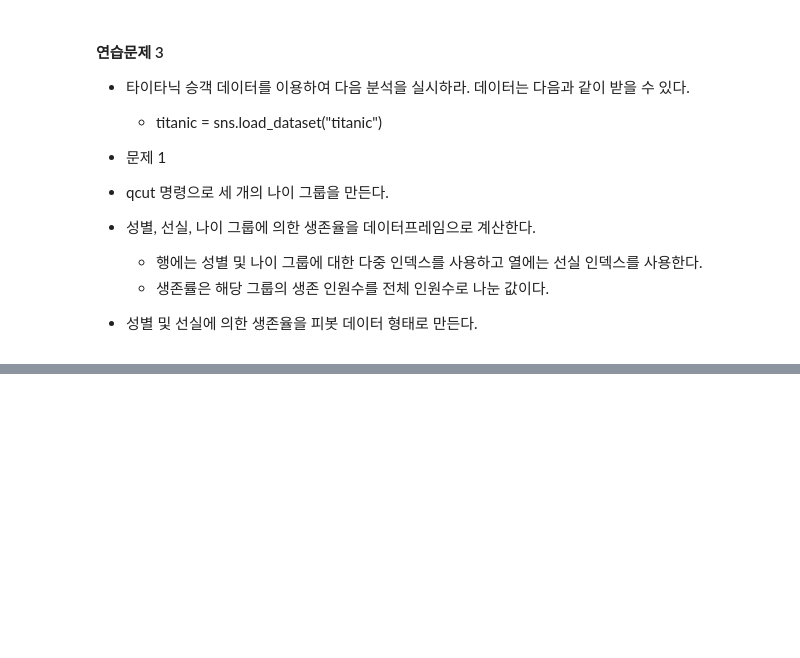
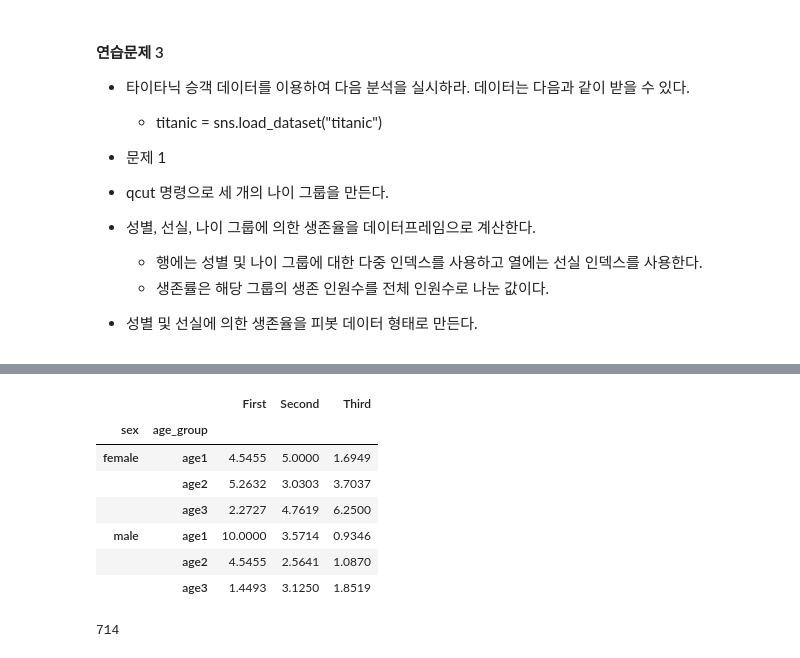
Before and after one commit to lullu303/DataScience2, a Jupyter notebook: 분석패키지/문제 6. 피봇테이블 및 그룹연산 연습문제.ipynb, the cells around one changed output, grey strips where cells are left out. Saved outputs shown, nothing was run; the diff lists cells and outputs as text; code cells hidden in the pictures; blank space fills up the shorter version.

```diff
--- a/분석패키지/문제 6. 피봇테이블 및 그룹연산 연습문제.ipynb
+++ b/분석패키지/문제 6. 피봇테이블 및 그룹연산 연습문제.ipynb
@@ -204,0 +231,3 @@ titanic = sns.load_dataset("titanic")
+# %%
+titanic_df = titanic.pivot_table(values='survived',index=['sex','age_group'],
+                                columns=['class','alive'],aggfunc=['count'])
@@ -204,0 +249,21 @@ titanic = sns.load_dataset("titanic")
+# %%
+# class 별 생존율
+data = {'First': (titanic_df[('count','First','yes')]/titanic_df[('count','First','yes')]/titanic_df['count']['First'].sum(axis=1))*100,
+       'Second': (titanic_df[('count','Second','yes')]/titanic_df[('count','Second','yes')]/titanic_df['count']['Second'].sum(axis=1))*100,
+        'Third': (titanic_df[('count','Third','yes')]/titanic_df[('count','Third','yes')]/titanic_df['count']['Third'].sum(axis=1))*100}
+# %%
+titanic_subvived_rate = pd.DataFrame(data, columns=['First','Second','Third'])
+titanic_subvived_rate
+# %% [output]
+|  |  | First | Second | Third |
+| sex | age_group |  |  |  |
+| female | age1 | 4.5455 | 5.0000 | 1.6949 |
+|  | age2 | 5.2632 | 3.0303 | 3.7037 |
+|  | age3 | 2.2727 | 4.7619 | 6.2500 |
+| male | age1 | 10.0000 | 3.5714 | 0.9346 |
+|  | age2 | 4.5455 | 2.5641 | 1.0870 |
+|  | age3 | 1.4493 | 3.1250 | 1.8519 |
+# %%
+sum(titanic_df.sum().values)
+# %% [output]
+714
```
Also changed, not shown: parts of 19 cells of this notebook.
